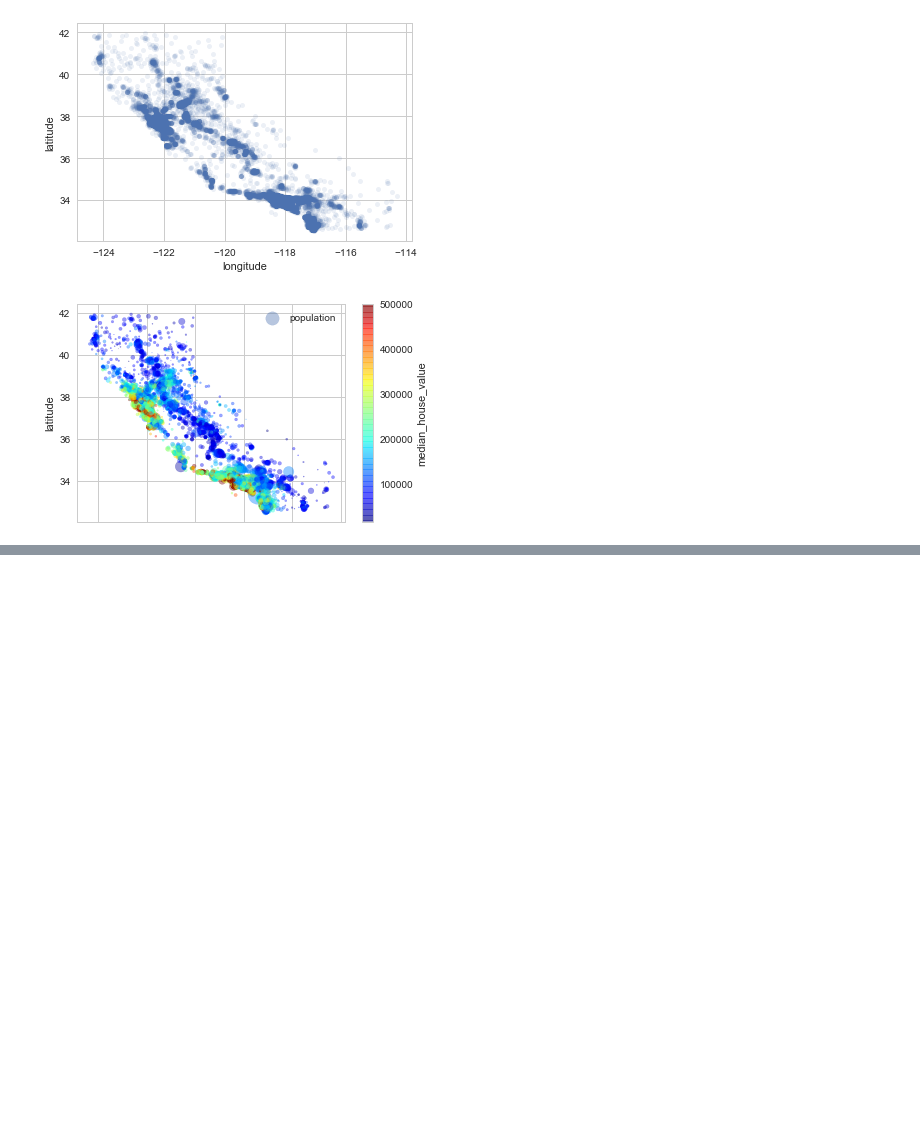
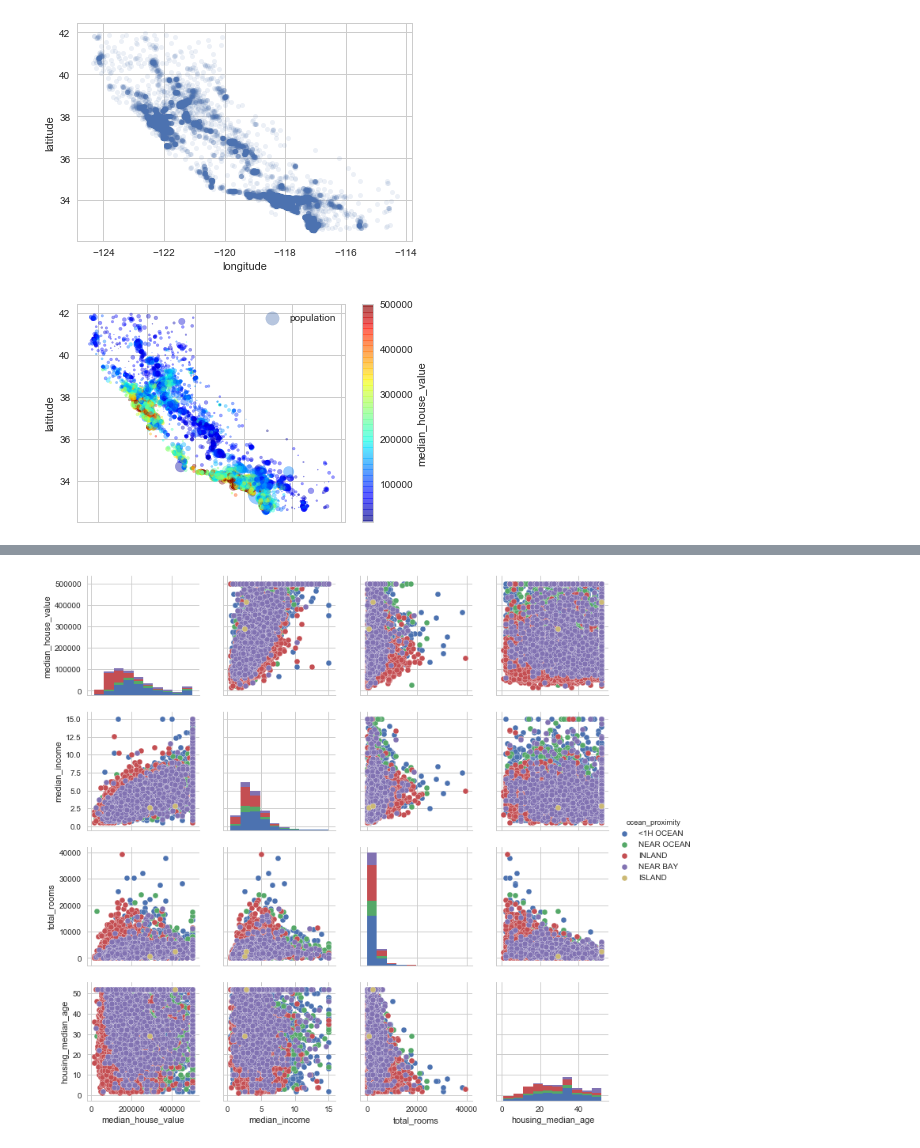
Before and after one commit to hirohisakubota/Hands_On_MachineLearning_book, a Jupyter notebook: chap02/Housing.ipynb, the cells around one changed output, grey strips where cells are left out. Drawn from its saved outputs; the diff is of its cells as text; code cells hidden in the pictures; blank space fills up the shorter version.

```diff
--- a/chap02/Housing.ipynb
+++ b/chap02/Housing.ipynb
@@ -209,0 +247,5 @@ plt.show();
+# %%
+sns.pairplot(housing[attributes], hue="ocean_proximity")
+plt.show();
+# %% [output]
+[figure, added]
```
Also changed, not shown: parts of 7 cells of this notebook.
